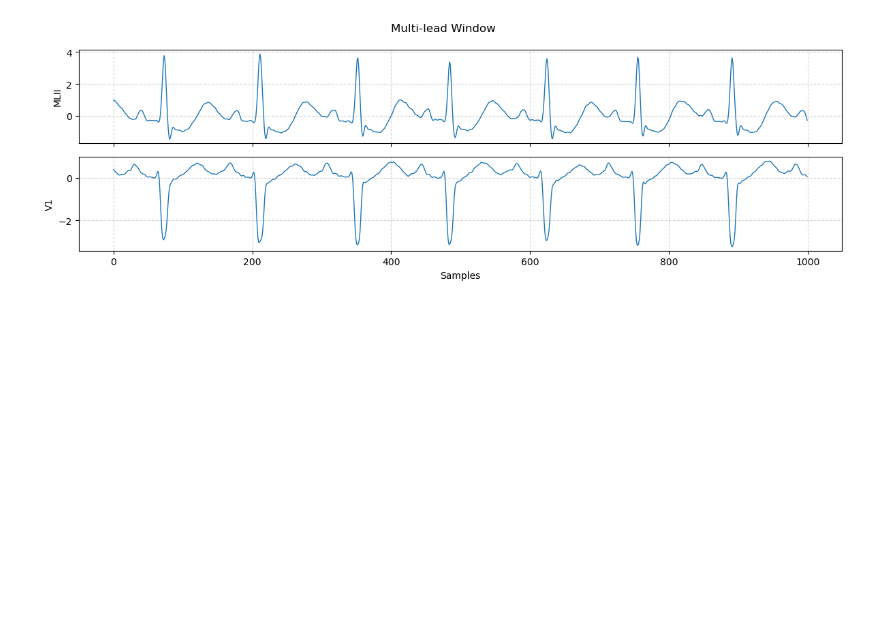
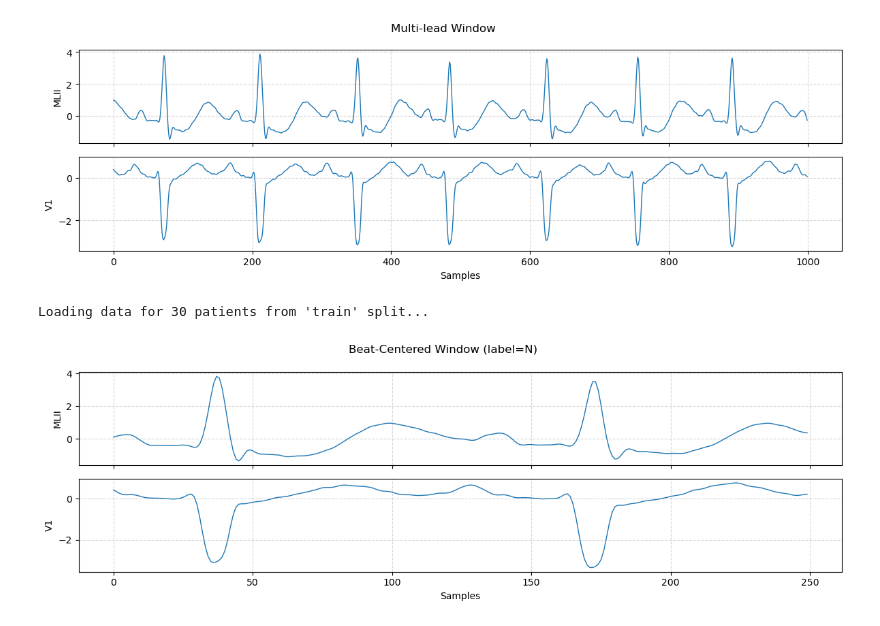
Before and after one commit to Rpadilla15/Arrhythmia-Classification, a Jupyter notebook: Experiments/data-vis.ipynb, the cells around one changed output. Drawn from its saved outputs; the diff is of its cells as text; code cells hidden in the pictures; blank space fills up the shorter version.

```diff
--- a/Experiments/data-vis.ipynb
+++ b/Experiments/data-vis.ipynb
@@ -60,3 +60,11 @@ x = ds2[50]
 plot_ecg_window(x, leads=["MLII", "V1"], title="Multi-lead Window")
 # %% [output]
 [figure]
+# %%
+ds3 = ECGDataset(preprocessed_data_dir, window_size=250,  json_file_path=json_split_path, mode="beat")
+x, y = ds3[100]
+
+plot_ecg_window(x, leads=["MLII", "V1"], title=f"Beat-Centered Window (label={y})")
+# %% [output]
+Loading data for 30 patients from 'train' split...
+[figure, added]
```
